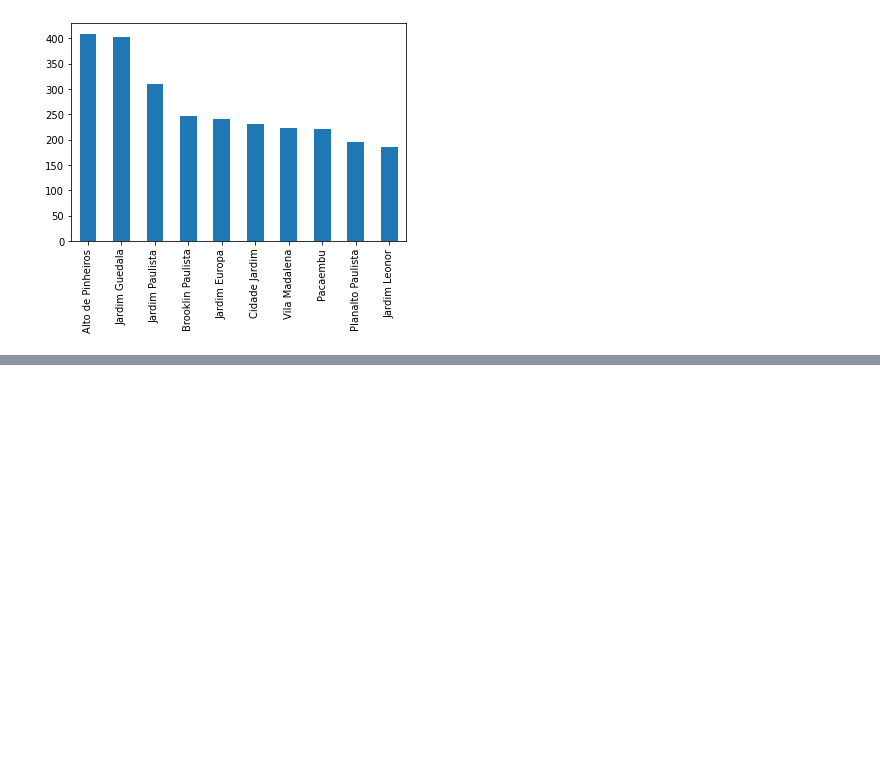
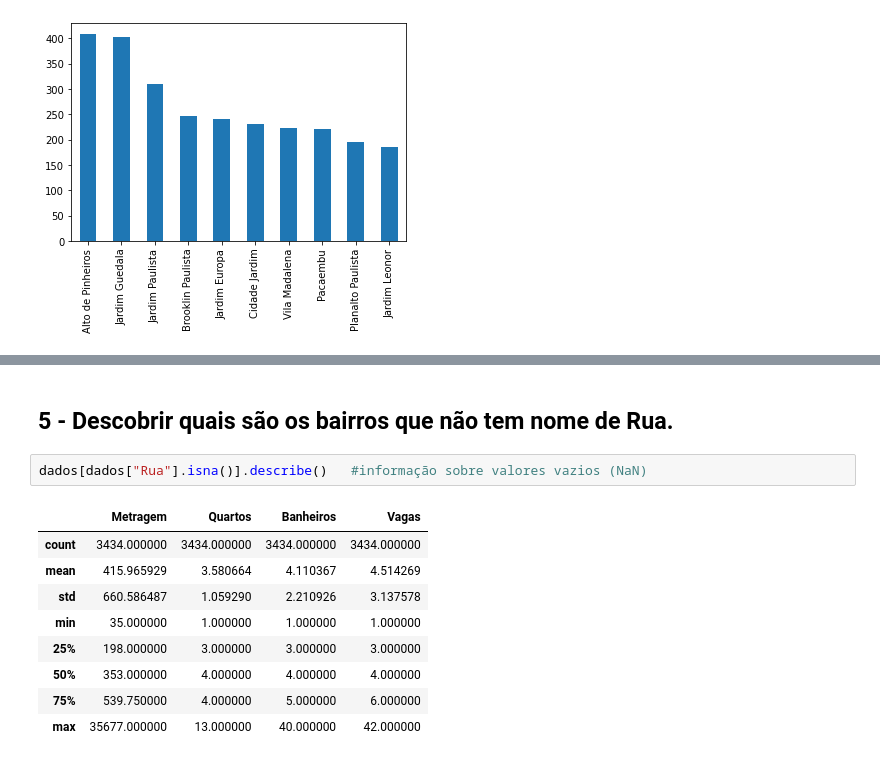
Before and after one commit to crhisangela/primeiro_contato_dados, a Jupyter notebook: firtsClass.ipynb, the cells around one changed output, grey strips where cells are left out. Cells and saved outputs as stored; diff of their text form; blank space fills up the shorter version.

```diff
--- a/firtsClass.ipynb
+++ b/firtsClass.ipynb
@@ -106,0 +188,14 @@ grupo_bairro = dados.groupby("Bairro")["Metragem"].mean()
+# %% [markdown]
+## 5 - Descobrir quais são os bairros que não tem nome de Rua.
+# %%
+dados[dados["Rua"].isna()].describe()   #informação sobre valores vazios (NaN)
+# %% [output]
+|  | Metragem | Quartos | Banheiros | Vagas |
+| count | 3434.000000 | 3434.000000 | 3434.000000 | 3434.000000 |
+| mean | 415.965929 | 3.580664 | 4.110367 | 4.514269 |
+| std | 660.586487 | 1.059290 | 2.210926 | 3.137578 |
+| min | 35.000000 | 1.000000 | 1.000000 | 1.000000 |
+| 25% | 198.000000 | 3.000000 | 3.000000 | 3.000000 |
+| 50% | 353.000000 | 4.000000 | 4.000000 | 4.000000 |
+| 75% | 539.750000 | 4.000000 | 5.000000 | 6.000000 |
+| max | 35677.000000 | 13.000000 | 40.000000 | 42.000000 |
```
Also changed, not shown: parts of 17 cells of this notebook, 3 other files.
